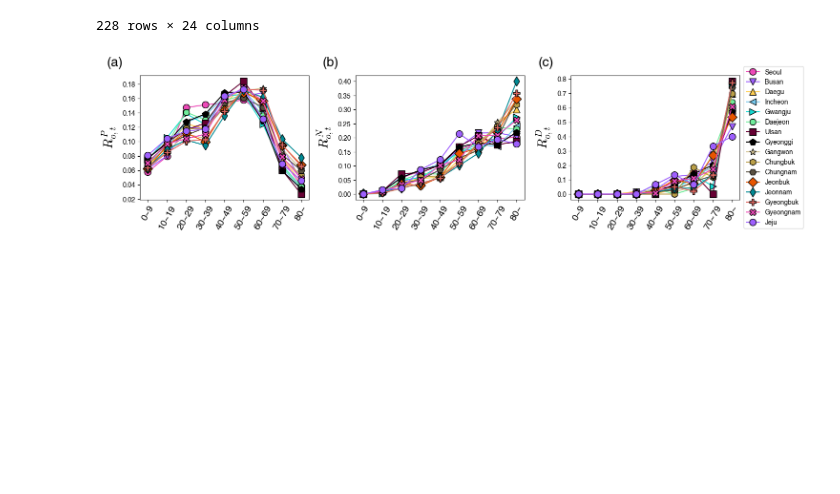
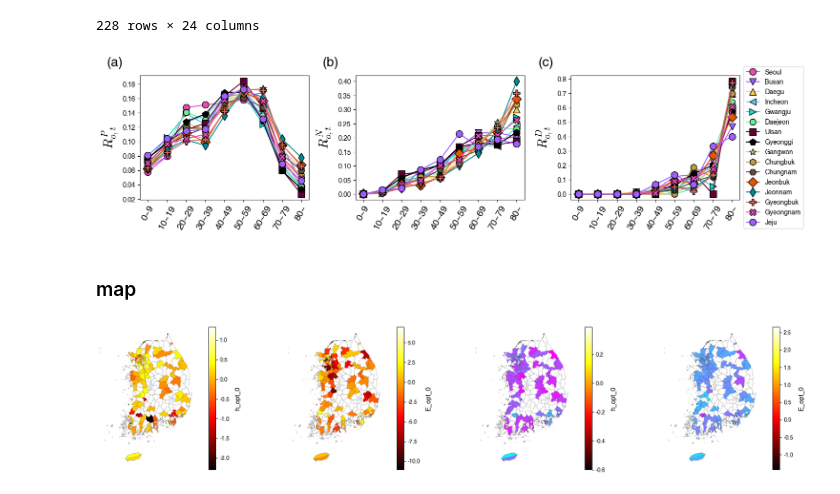
Before and after one commit to kwyosu7/Tuberculosis_hospital_optimization, a Jupyter notebook: article_figure.ipynb, the cells around one changed output. Saved outputs shown, nothing was run; the diff lists cells and outputs as text; code cells hidden in the pictures; blank space fills up the shorter version.

Commit message:
make the results of main figure

```diff
--- a/article_figure.ipynb
+++ b/article_figure.ipynb
@@ -252,7 +263,7 @@ fig = plt.figure(figsize=(15, 12))
 gs = GridSpec(3, 3, figure=fig)
 c=0
 for year in range(2014,2023):
-	path = '/home/users/YongsungKwon/workplace/Yongpyter/Tuberculosis_hospital_optimization/data_result/dataframe_40/'+str(year)+'_40.txt'
+	path = '/home/users/YongsungKwon/workplace/Yongpyter/Tuberculosis_hospital_optimization/data_result/data_over40/'+str(year)+'_40.txt'
 	data = pd.read_csv(path,sep=',')
 	ai=0
 	E_list=[]
@@ -873,0 +975,10 @@ plt.show()
+# %%
+# geopandas 맵 데이터 불러오기
+plt.rcParams['axes.unicode_minus'] = False # 마이너스 부호 깨짐 현상
+# plt.rcParams['font.family'] = 'NamuBaraunGothic' # 한글폰트 전역 설정
+path = '/home/users/YongsungKwon/workplace/Yongpyter/dataset/tuberculosis/data/'
+kr_sgg = gpd.read_file(path+'korea_map/korea_sigungu/',encoding='cp949')
+# kr_sido = kr_sido.drop(7)
+kr_sgg = kr_sgg.reset_index()
+# %%
+sido_cd=pd.read_csv(path+'korea_map/sido_code.csv')
@@ -873,0 +1051,10 @@ plt.show()
+# %% [markdown]
+### map
+# %%
+# geopandas 맵 데이터 불러오기
+plt.rcParams['axes.unicode_minus'] = False # 마이너스 부호 깨짐 현상
+# plt.rcParams['font.family'] = 'NamuBaraunGothic' # 한글폰트 전역 설정
+map_path='/home/users/YongsungKwon/workplace/Yongpyter/dataset/tuberculosis/data/'
+kr_sgg = gpd.read_file(map_path+'korea_map/korea_sigungu/',encoding='cp949')
+# kr_sido = kr_sido.drop(7)
+kr_sgg = kr_sgg.reset_index()
@@ -873,0 +1102,54 @@ plt.show()
+# %%
+# Create gridspec for 1 row and 3 columns
+fig = plt.figure(figsize=[20,4])  # Adjust the figure size as needed figsize=(15, 5)
+gs = GridSpec(1,4, figure=fig)
+
+colors_0 = ['#FFFFFF']  # Red color for 0 values
+cmap_0 = LinearSegmentedColormap.from_list('zero_cmap', colors_0, gamma=1)
+norm_0 = mpl.colors.Normalize(vmin=0, vmax=0.1)
+
+# Subplot 1
+ax1 = fig.add_subplot(gs[0])
+norm_1 = Normalize(vmin=min(kr_sgg['h_opt_0']), vmax=max(kr_sgg['h_opt_0']))
+kr_sgg[kr_sgg['h_opt_0'] != 0].plot(column='h_opt_0', ax=ax1, cmap='hot', ec='k', norm=norm_1, legend=False, vmin=min(kr_sgg['h_opt_0']), vmax=max(kr_sgg['h_opt_0']), alpha=1, linewidth=0.1)
+kr_sgg[kr_sgg['h_opt_0'].isna()].plot(column='h_opt_0', ax=ax1, ec='k', color='#FFFFFF', alpha=1, linewidth=0.1)
+ax1.set_xlim(0.755e6, 1.23e6)
+ax1.axis(False)
+# Colorbar for ax1
+cbar_ax1 = fig.colorbar(plt.cm.ScalarMappable(cmap='hot', norm=norm_1), ax=ax1, fraction=0.046, pad=0.04)
+cbar_ax1.set_label('h_opt_0', labelpad=10, fontsize=12)
+
+ax2 = fig.add_subplot(gs[1])
+norm_2 = Normalize(vmin=min(kr_sgg['E_opt_0']), vmax=max(kr_sgg['E_opt_0']))
+kr_sgg[kr_sgg['E_opt_0'] != 0].plot(column='E_opt_0', ax=ax2, cmap='hot', ec='k', norm=norm_2, legend=False, vmin=min(kr_sgg['E_opt_0']), vmax=max(kr_sgg['E_opt_0']), alpha=1, linewidth=0.1)
+kr_sgg[kr_sgg['E_opt_0'].isna()].plot(column='E_opt_0', ax=ax2, ec='k', color='#FFFFFF', alpha=1, linewidth=0.1)
+ax2.set_xlim(0.755e6, 1.23e6)
+ax2.axis(False)
+# Colorbar for ax2
+cbar_ax2 = fig.colorbar(plt.cm.ScalarMappable(cmap='hot', norm=norm_2), ax=ax2, fraction=0.046, pad=0.04)
+cbar_ax2.set_label('E_opt_0', labelpad=10, fontsize=12)
+
+ax3 = fig.add_subplot(gs[2])
+norm_3 = Normalize(vmin=min(kr_sgg['h_opt_01']), vmax=max(kr_sgg['h_opt_01']))
+kr_sgg[kr_sgg['h_opt_01'] != 0].plot(column='h_opt_01', ax=ax3, cmap='cool', ec='k', norm=norm_3, legend=False, vmin=min(kr_sgg['h_opt_01']), vmax=max(kr_sgg['h_opt_01']), alpha=1, linewidth=0.1)
+kr_sgg[kr_sgg['h_opt_01'].isna()].plot(column='h_opt_01', ax=ax3, ec='k', color='#FFFFFF', alpha=1, linewidth=0.1)
+ax3.set_xlim(0.755e6, 1.23e6)
+ax3.axis(False)
+# Colorbar for ax1
+cbar_ax1 = fig.colorbar(plt.cm.ScalarMappable(cmap='cool', norm=norm_3), ax=ax3, fraction=0.046, pad=0.04)
+cbar_ax1.set_label('h_opt_0', labelpad=10, fontsize=12)
+
+ax4 = fig.add_subplot(gs[3])
+norm_4 = Normalize(vmin=min(kr_sgg['E_opt_01']), vmax=max(kr_sgg['E_opt_01']))
+kr_sgg[kr_sgg['E_opt_01'] != 0].plot(column='E_opt_01', ax=ax4, cmap='cool', ec='k', norm=norm_4, legend=False, vmin=min(kr_sgg['E_opt_01']), vmax=max(kr_sgg['E_opt_01']), alpha=1, linewidth=0.1)
+kr_sgg[kr_sgg['E_opt_01'].isna()].plot(column='E_opt_01', ax=ax4, ec='k', color='#FFFFFF', alpha=1, linewidth=0.1)
+ax4.set_xlim(0.755e6, 1.23e6)
+ax4.axis(False)
+# Colorbar for ax2
+cbar_ax4 = fig.colorbar(plt.cm.ScalarMappable(cmap='cool', norm=norm_4), ax=ax4, fraction=0.046, pad=0.04)
+cbar_ax4.set_label('E_opt_0', labelpad=10, fontsize=12)
+
+plt.tight_layout()
+plt.show()
+# %% [output]
+[figure, added]
```
Also changed, not shown: parts of 21 cells of this notebook.
